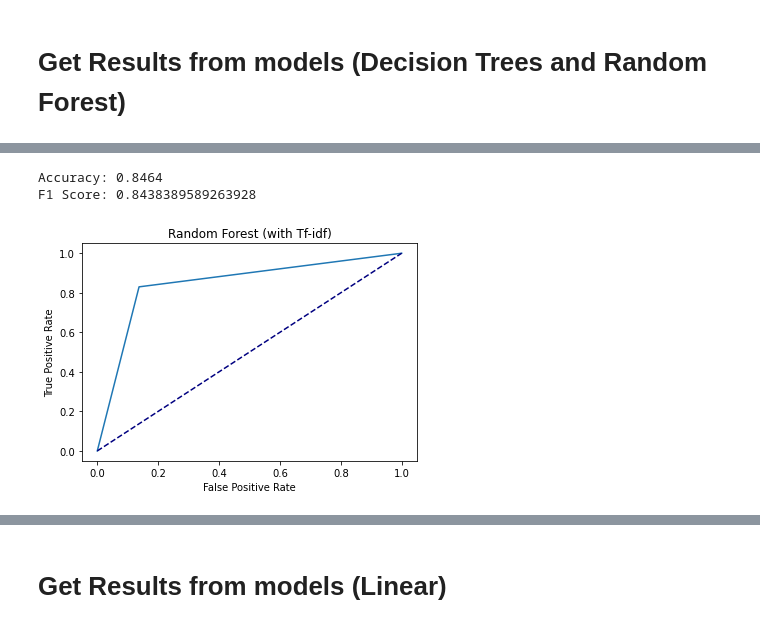
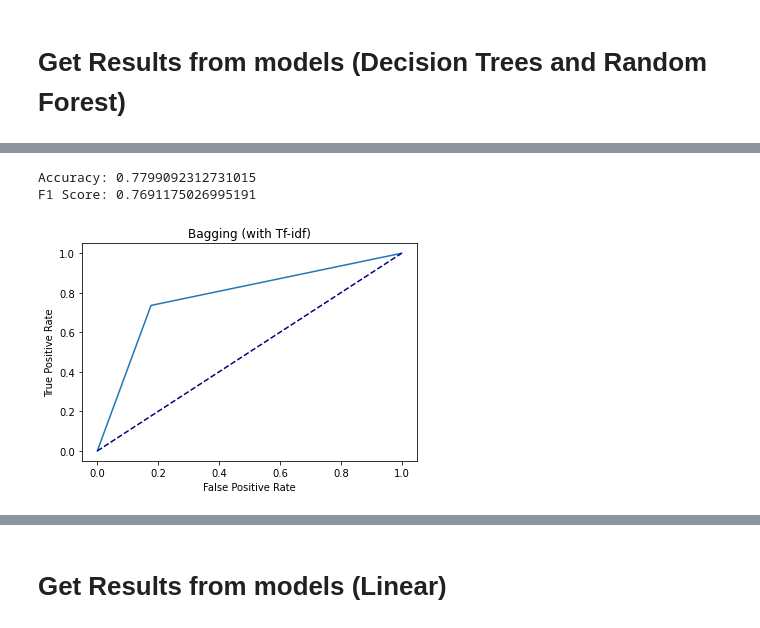
Before and after one commit to therealcs1010/CS4248-Project, a Jupyter notebook: Fatin/Fatin.ipynb, the cells around one changed output, grey strips where cells are left out. Cells and saved outputs as stored; diff of their text form; code cells hidden in the pictures.

```diff
--- a/Fatin/Fatin.ipynb
+++ b/Fatin/Fatin.ipynb
@@ -331,7 +437,7 @@ from sklearn.ensemble import RandomForestClassifier
 # %%
 model = DecisionTreeClassifier(random_state=4248)
-model.fit(train_bow, train_sentiment)
-preds = model.predict(test_bow)
+model.fit(train_tfidf, train_sentiment)
+preds = model.predict(test_tfidf)
 get_metrics(test_sentiment, preds)
-get_plot(test_sentiment, preds, 'Decision Tree (with BOW)', 'decision_tree_bow')
+get_plot(test_sentiment, preds, 'Decision Tree (with Tf-idf)', 'decision_tree_tfidf')
 # %% [output]
@@ -340,8 +446,8 @@ F1 Score: 0.7147001934235977
 [figure]
 # %%
-model = DecisionTreeClassifier(random_state=4248)
-model.fit(train_tfidf.toarray(), train_sentiment)
-preds = model.predict(test_tfidf.toarray())
+model = ExtraTreeClassifier(random_state=4248)
+model.fit(train_tfidf, train_sentiment)
+preds = model.predict(test_tfidf)
 get_metrics(test_sentiment, preds)
-get_plot(test_sentiment, preds, 'Decision Tree (with Tf-idf)', 'decision_tree_tfidf')
+get_plot(test_sentiment, preds, 'Extra Tree (with Tf-idf)', 'extra_tree_tfidf')
 # %% [output]
@@ -351,7 +457,7 @@ F1 Score: 0.7073861338079442
 # %%
 model = RandomForestClassifier(random_state=4248)
-model.fit(train_bow, train_sentiment)
-preds = model.predict(test_bow)
+model.fit(train_tfidf, train_sentiment)
+preds = model.predict(test_tfidf)
 get_metrics(test_sentiment, preds)
-get_plot(test_sentiment, preds, 'Random Forest (with BOW)', 'random_forest_bow')
+get_plot(test_sentiment, preds, 'Random Forest (with Tf-idf)', 'random_forest_tfidf')
 # %% [output]
@@ -360,0 +467,6 @@ F1 Score: 0.8438985098670962
+# %%
+model = AdaBoostClassifier(random_state=4248)
+model.fit(train_tfidf, train_sentiment)
+preds = model.predict(test_tfidf)
+get_metrics(test_sentiment, preds)
+get_plot(test_sentiment, preds, 'Ada Boost (with Tf-idf)', 'ada_boost_tfidf')
@@ -361,10 +477,10 @@ F1 Score: 0.8438985098670962
 # %%
-model = RandomForestClassifier(random_state=4248)
-model.fit(train_tfidf.toarray(), train_sentiment)
-preds = model.predict(test_tfidf.toarray())
+model = BaggingClassifier(random_state=4248)
+model.fit(train_tfidf, train_sentiment)
+preds = model.predict(test_tfidf)
 get_metrics(test_sentiment, preds)
-get_plot(test_sentiment, preds, 'Random Forest (with Tf-idf)', 'random_forest_tfidf')
+get_plot(test_sentiment, preds, 'Bagging (with Tf-idf)', 'bagging_tfidf')
 # %% [output]
-Accuracy: 0.8464
-F1 Score: 0.8438389589263928
+Accuracy: 0.7799092312731015
+F1 Score: 0.7691175026995191
-[figure, old version]
+[figure, new version]
```
Also changed, not shown: parts of 108 cells of this notebook.
